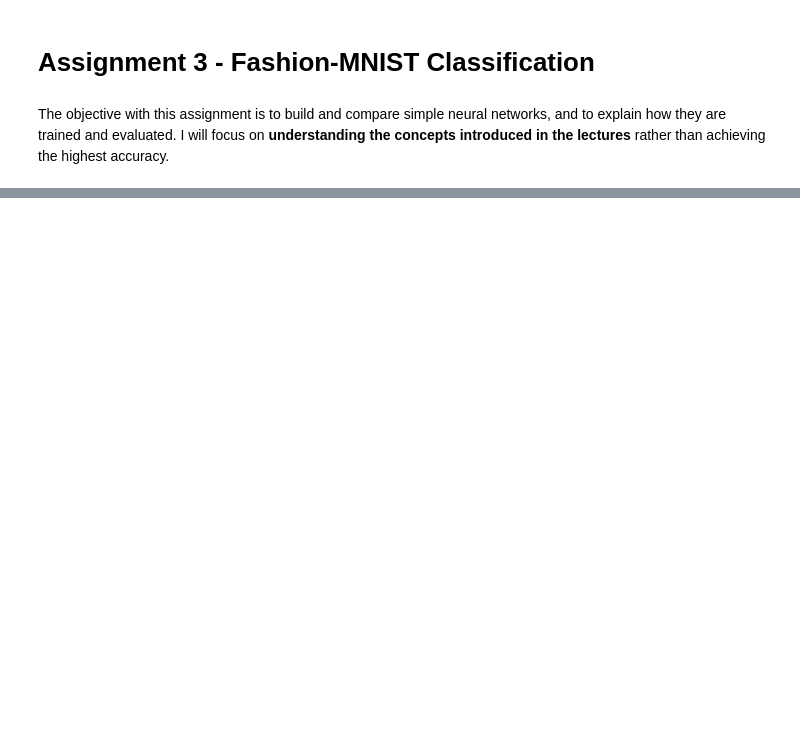
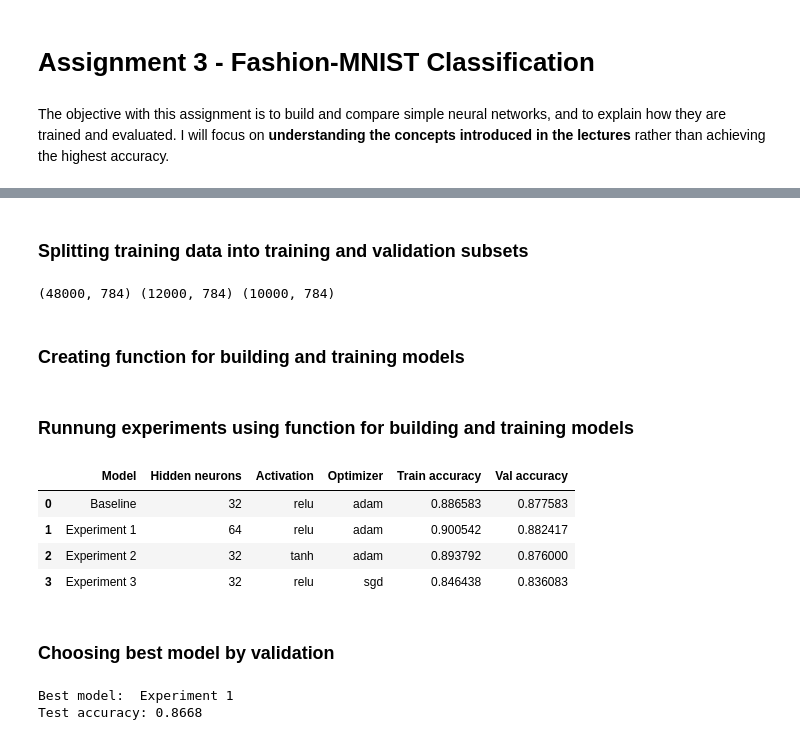
Before and after one commit to LlamaMilkshake/IE500618_Assignment3, a Jupyter notebook: Assignment_3.ipynb, the cells around one changed output, grey strips where cells are left out. Drawn from its saved outputs; the diff is of its cells as text; code cells hidden in the pictures; blank space fills up the shorter version.

```diff
--- a/Assignment_3.ipynb
+++ b/Assignment_3.ipynb
@@ -36,0 +35,75 @@ Downloading data from https://storage.googleapis.com/tensorflow/tf-keras-dataset
+# %% [markdown]
+### Splitting training data into training and validation subsets
+# %%
+# For reproducibility(also: lucky number <3)
+tf.keras.utils.set_random_seed(13)
+
+
+# Creating a train-validation split so that it is the same for all models
+X_tr, X_val, y_tr, y_val = train_test_split(
+    X_train, y_train, test_size = 0.2, random_state = 13, stratify = y_train
+)
+# X training = 48k, X validation = 12k, X test = 10k
+print(X_tr.shape, X_val.shape, X_test.shape)
+# %% [output]
+(48000, 784) (12000, 784) (10000, 784)
+# %% [markdown]
+### Creating function for building and training models
+# %%
+def build_and_train(neurons, activation, optimizer):
+    model = tf.keras.Sequential([
+        tf.keras.Input(shape = (784, )),
+        tf.keras.layers.Dense(neurons, activation = activation),
+        tf.keras.layers.Dense(10, activation = 'softmax'),
+    ])
+    model.compile(
+        optimizer = optimizer,
+        loss = 'sparse_categorical_crossentropy',
+        metrics = ['accuracy'],
+    )
+    history = model.fit(
+        X_tr, y_tr,
+        validation_data = (X_val, y_val),
+        epochs = 10, batch_size = 64, verbose = 0,
+    )
+    return model, history
+# %% [markdown]
+### Runnung experiments using function for building and training models
+# %%
+experiments = {
+    'Baseline': (32, 'relu', 'adam'),
+    'Experiment 1': (64, 'relu', 'adam'),
+    'Experiment 2': (32, 'tanh', 'adam'),
+    'Experiment 3': (32, 'relu', 'sgd'),
+}
+
+models, rows = {}, []
+for name, (n, act, opt) in experiments.items():
+    model, hist = build_and_train(n, act, opt)
+    models[name] = model
+    rows.append({
+        'Model': name, 'Hidden neurons': n, 'Activation': act, 'Optimizer': opt,
+        'Train accuracy': hist.history['accuracy'][-1],
+        'Val accuracy': hist.history['val_accuracy'][-1],
+    })
+
+results = pd.DataFrame(rows)
+results
+# %% [output]
+|  | Model | Hidden neurons | Activation | Optimizer | Train accuracy | Val accuracy |
+| 0 | Baseline | 32 | relu | adam | 0.886583 | 0.877583 |
+| 1 | Experiment 1 | 64 | relu | adam | 0.900542 | 0.882417 |
+| 2 | Experiment 2 | 32 | tanh | adam | 0.893792 | 0.876000 |
+| 3 | Experiment 3 | 32 | relu | sgd | 0.846438 | 0.836083 |
+# %% [markdown]
+### Choosing best model by validation
+# %%
+best_name = results.loc[results['Val accuracy'].idxmax(), 'Model']
+best_model = models[best_name]
+print('Best model: ', best_name)
+
+test_loss, test_acc = best_model.evaluate(X_test, y_test, verbose = 0)
+print(f'Test accuracy: {test_acc:.4f}')
+# %% [output]
+Best model:  Experiment 1
+Test accuracy: 0.8668
```
Also changed, not shown: parts of 24 cells of this notebook.
